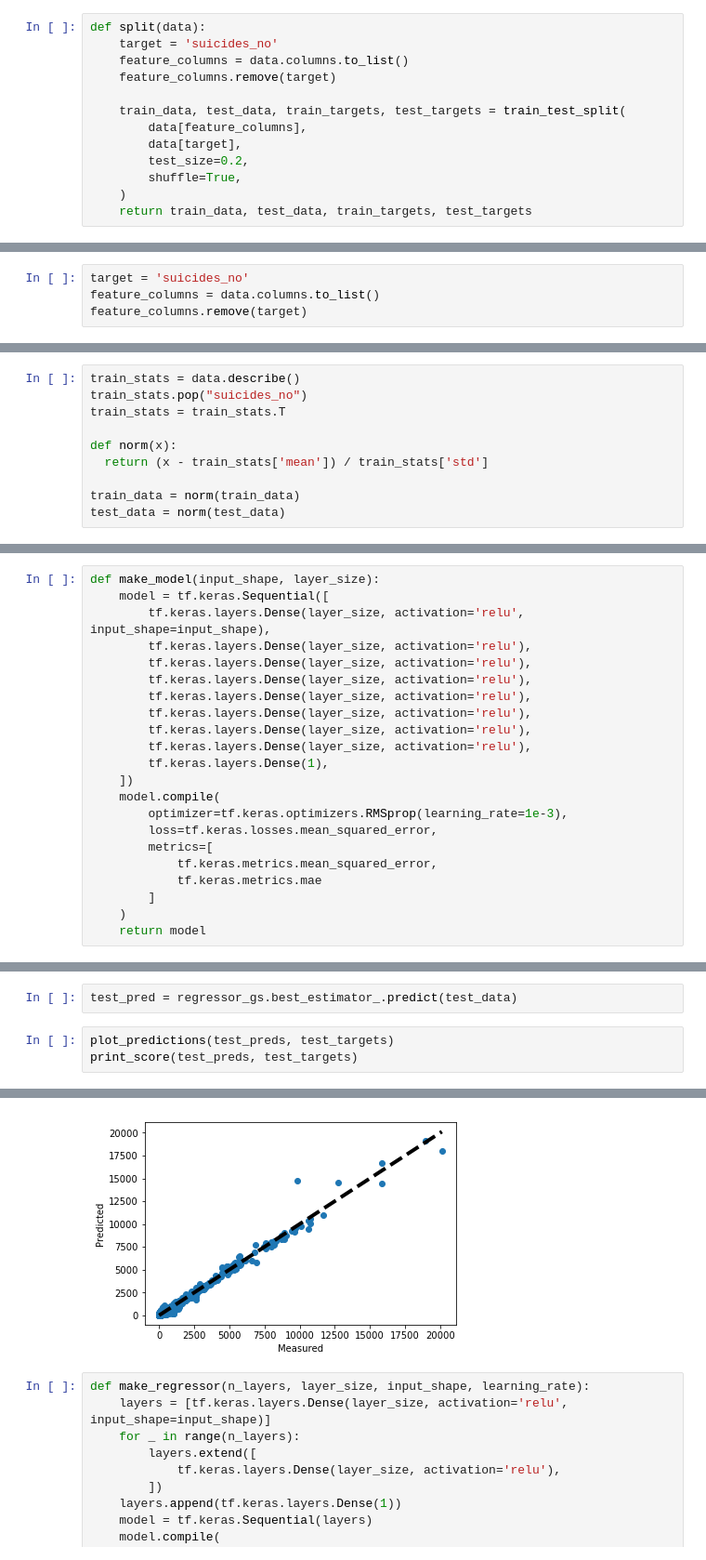
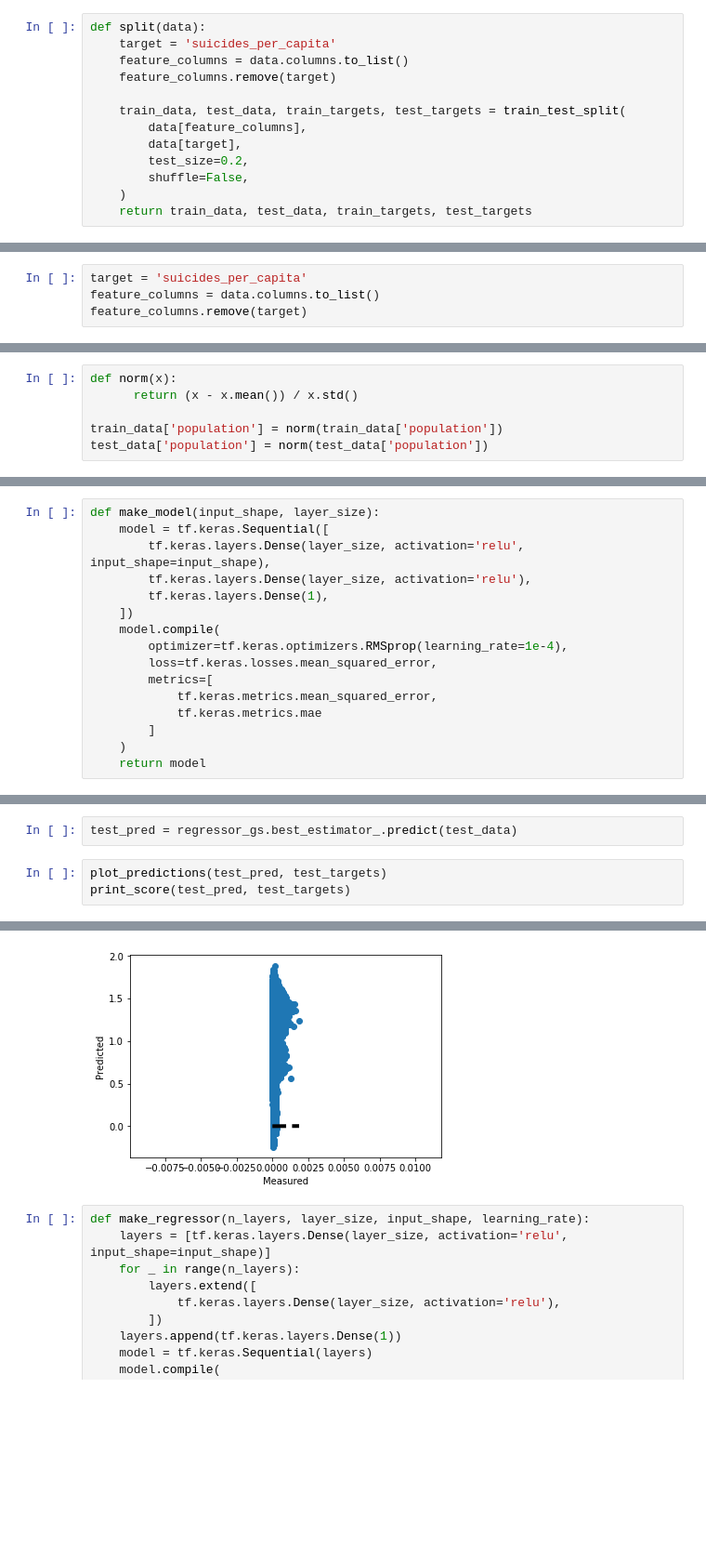
Before and after one commit to justas-vinted/s5p, a Jupyter notebook: note.ipynb, the cells around one changed output, grey strips where cells are left out. Shown: that part at 93% size. Cells and saved outputs as stored; diff of their text form; blank space fills up the shorter version.

```diff
--- a/note.ipynb
+++ b/note.ipynb
@@ -134,7 +148,7 @@ def encode_sex(data):
 ### Split data
 # %%
 def split(data):
-    target = 'suicides_no'
+    target = 'suicides_per_capita'
     feature_columns = data.columns.to_list()
     feature_columns.remove(target)
 
@@ -142,7 +156,7 @@ def split(data):
         data[feature_columns],
         data[target],
         test_size=0.2,
-        shuffle=True,
+        shuffle=False,
     )
     return train_data, test_data, train_targets, test_targets
 # %% [markdown]
@@ -229,6 +241,6 @@ from sklearn.preprocessing import StandardScaler
 data = pd.read_csv('data/data.csv')
 data = preprocess(data)
 # %%
-target = 'suicides_no'
+target = 'suicides_per_capita'
 feature_columns = data.columns.to_list()
 feature_columns.remove(target)
@@ -237,10 +262,6 @@ train_data, test_data, train_targets, test_targets = split(data)
 # %%
-train_stats = data.describe()
-train_stats.pop("suicides_no")
-train_stats = train_stats.T
+def norm(x):
+      return (x - x.mean()) / x.std()
 
-def norm(x):
-  return (x - train_stats['mean']) / train_stats['std']
-
-train_data = norm(train_data)
-test_data = norm(test_data)
+train_data['population'] = norm(train_data['population'])
+test_data['population'] = norm(test_data['population'])
@@ -249,16 +279,10 @@ def make_model(input_shape, layer_size):
     model = tf.keras.Sequential([
         tf.keras.layers.Dense(layer_size, activation='relu', input_shape=input_shape),
         tf.keras.layers.Dense(layer_size, activation='relu'),
-        tf.keras.layers.Dense(layer_size, activation='relu'),
-        tf.keras.layers.Dense(layer_size, activation='relu'),
-        tf.keras.layers.Dense(layer_size, activation='relu'),
-        tf.keras.layers.Dense(layer_size, activation='relu'),
-        tf.keras.layers.Dense(layer_size, activation='relu'),
-        tf.keras.layers.Dense(layer_size, activation='relu'),
         tf.keras.layers.Dense(1),
     ])
     model.compile(
-        optimizer=tf.keras.optimizers.RMSprop(learning_rate=1e-3),
+        optimizer=tf.keras.optimizers.RMSprop(learning_rate=1e-4),
         loss=tf.keras.losses.mean_squared_error,
         metrics=[
             tf.keras.metrics.mean_squared_error,
@@ -433,6 +450,6 @@ GridSearchCV(cv=4, error_score='raise-deprecating',
 # %%
 test_pred = regressor_gs.best_estimator_.predict(test_data)
 # %%
-plot_predictions(test_preds, test_targets)
-print_score(test_preds, test_targets)
+plot_predictions(test_pred, test_targets)
+print_score(test_pred, test_targets)
 # %% [output]
@@ -441,4 +458,4 @@ RMSE 106.61462248851902
-[figure, old version]
+[figure, new version]
 # %%
 def make_regressor(n_layers, layer_size, input_shape, learning_rate):
     layers = [tf.keras.layers.Dense(layer_size, activation='relu', input_shape=input_shape)]
```
Also changed, not shown: parts of 32 cells of this notebook.
